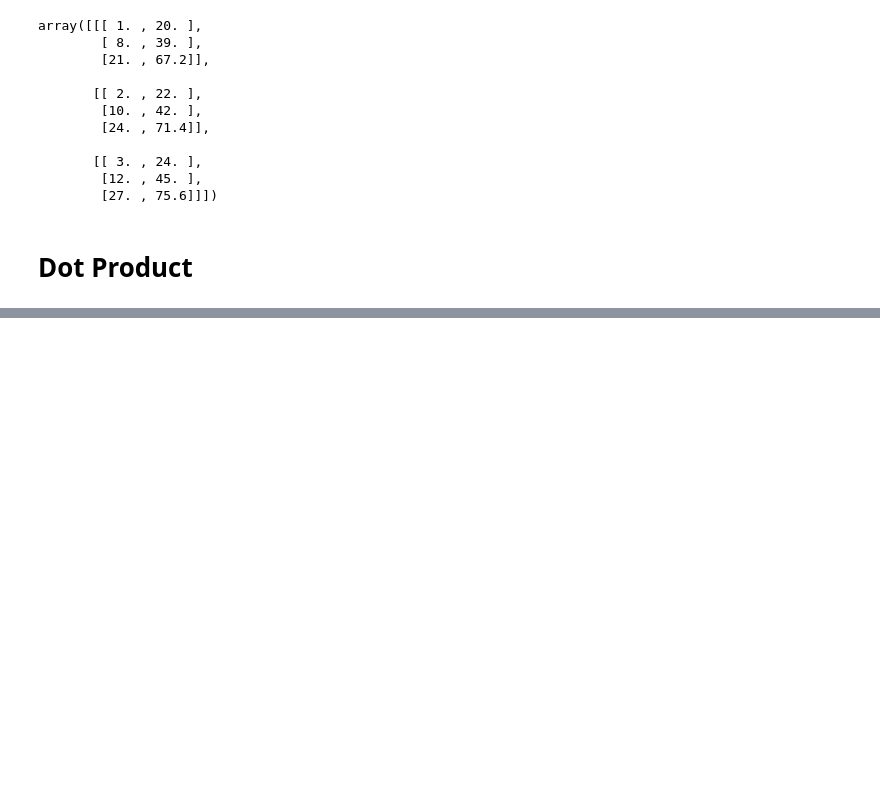
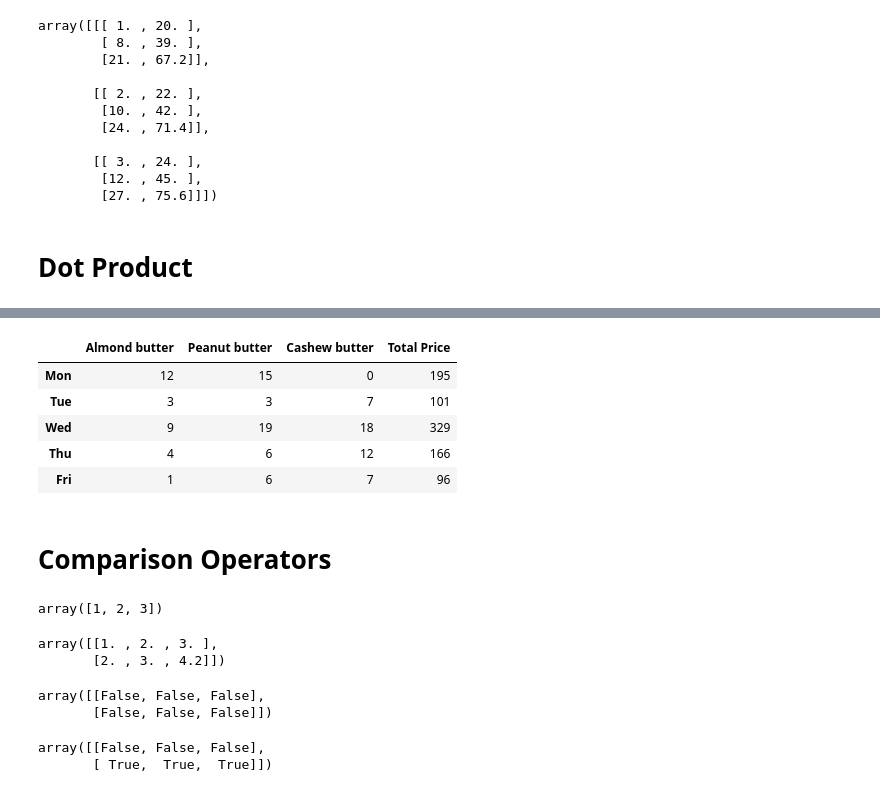
Before and after one commit to cRED-f/Machine-Learning, a Jupyter notebook: introduction_to_NumPy.ipynb, the cells around one changed output, grey strips where cells are left out. Saved outputs shown, nothing was run; the diff lists cells and outputs as text; code cells hidden in the pictures; blank space fills up the shorter version.

```diff
--- a/introduction_to_NumPy.ipynb
+++ b/introduction_to_NumPy.ipynb
@@ -566,0 +632,6 @@ array([[[ 1. , 20. ],
+# %%
+#Create weekly_sales DataFrame
+import pandas as pd
+weekly_sales=pd.DataFrame(sales_amounts,index=["Mon","Tue","Wed","Thu","Fri"],
+                          columns=["Almond butter","Peanut butter","Cashew butter"])
+weekly_sales
@@ -566,0 +645,5 @@ array([[[ 1. , 20. ],
+# %%
+# Create price array
+np.random.seed(0)
+prices=np.random.randint(5,15,size=(1,3))
+prices
@@ -566,0 +652,4 @@ array([[[ 1. , 20. ],
+# %%
+# Create butter_prices DataFrame
+butter_prices=pd.DataFrame(prices,index=["price"],columns=["Almond butter","Peanut butter","Cashew butter"])
+butter_prices
@@ -566,0 +679,3 @@ array([[[ 1. , 20. ],
+# %%
+daily_sales= butter_prices.dot(weekly_sales.T)
+daily_sales
@@ -566,0 +694,32 @@ array([[[ 1. , 20. ],
+# %%
+#new data
+weekly_sales["Total Price"]=daily_sales.iloc[0]
+weekly_sales
+# %% [output]
+|  | Almond butter | Peanut butter | Cashew butter | Total Price |
+| Mon | 12 | 15 | 0 | 195 |
+| Tue | 3 | 3 | 7 | 101 |
+| Wed | 9 | 19 | 18 | 329 |
+| Thu | 4 | 6 | 12 | 166 |
+| Fri | 1 | 6 | 7 | 96 |
+# %% [markdown]
+# Comparison Operators
+# %%
+a1
+# %% [output]
+array([1, 2, 3])
+# %%
+a2
+# %% [output]
+array([[1. , 2. , 3. ],
+       [2. , 3. , 4.2]])
+# %%
+a1 > a2
+# %% [output]
+array([[False, False, False],
+       [False, False, False]])
+# %%
+a1 < a2
+# %% [output]
+array([[False, False, False],
+       [ True,  True,  True]])
```
Also changed, not shown: parts of 45 cells of this notebook.
